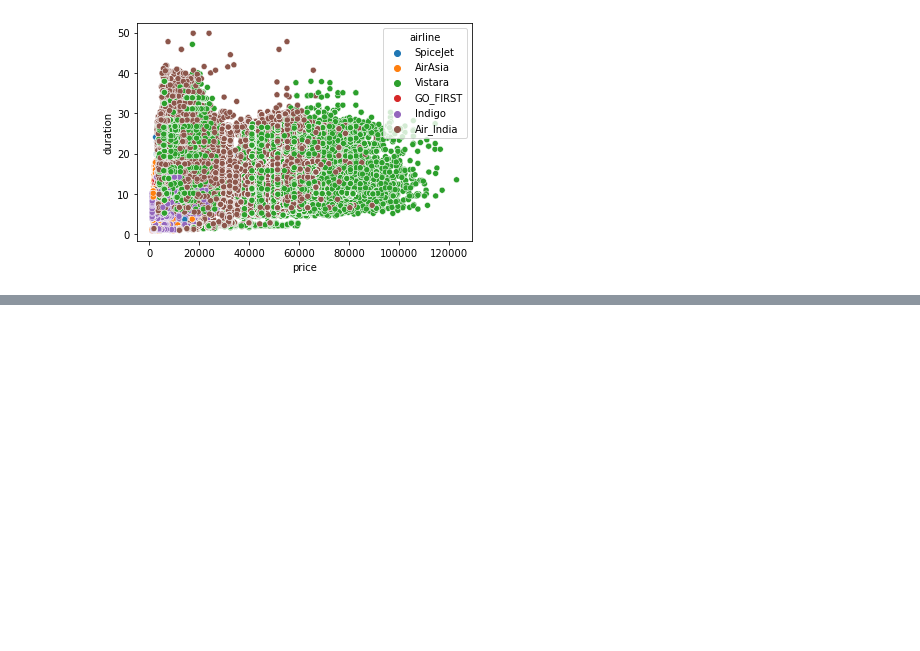
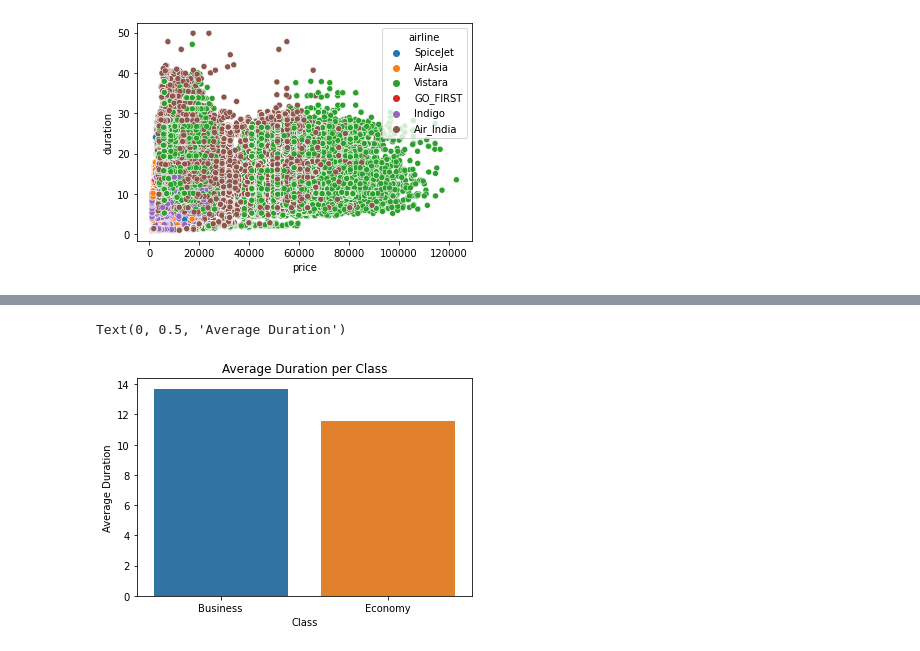
Before and after one commit to COGS118A/Group024-Sp22, a Jupyter notebook: 118A_1_DataCleaning_PrelimEDA.ipynb, the cells around one changed output, grey strips where cells are left out. Drawn from its saved outputs; the diff is of its cells as text; code cells hidden in the pictures; blank space fills up the shorter version.

```diff
--- a/118A_1_DataCleaning_PrelimEDA.ipynb
+++ b/118A_1_DataCleaning_PrelimEDA.ipynb
@@ -219,0 +232,12 @@ sns.scatterplot(data=main_dataset, x='price', y='duration', hue='airline') #oh d
+# %%
+# group by airlines
+df_class = main_dataset.groupby('class').mean().reset_index()
+df_class
+
+ax = sns.barplot(x = 'class', y = 'duration', data = df_class)
+plt.title('Average Duration per Class')
+plt.xlabel('Class')
+plt.ylabel('Average Duration')
+# %% [output]
+Text(0, 0.5, 'Average Duration')
+[figure, added]
```
Also changed, not shown: parts of 2 cells of this notebook.
